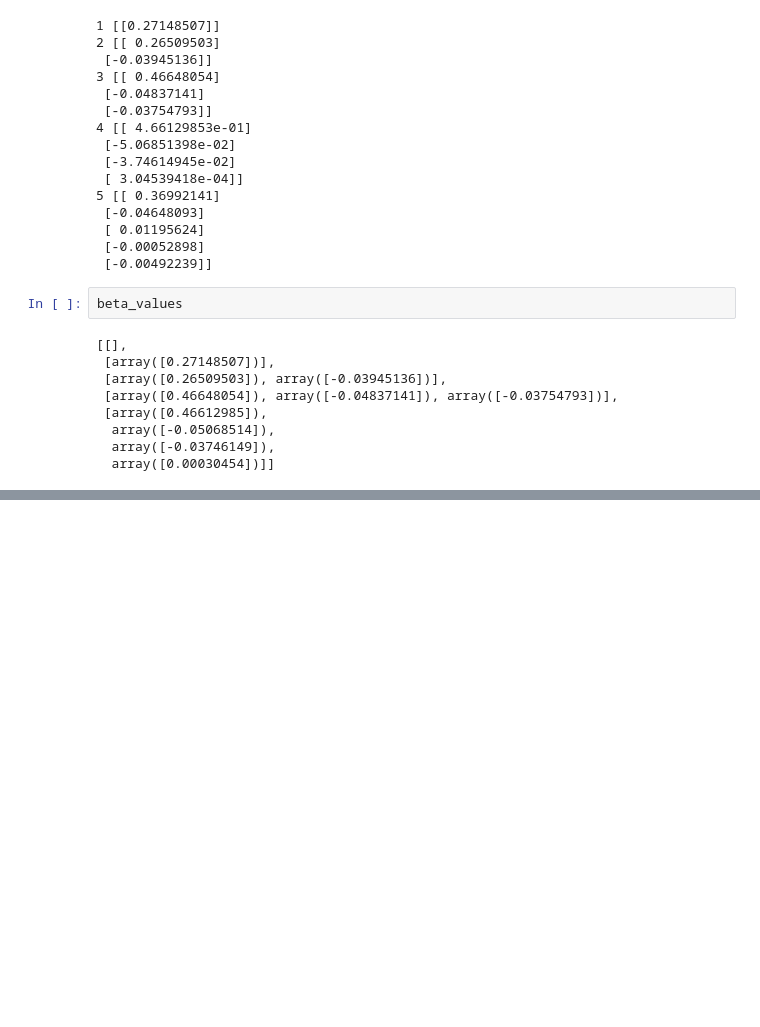
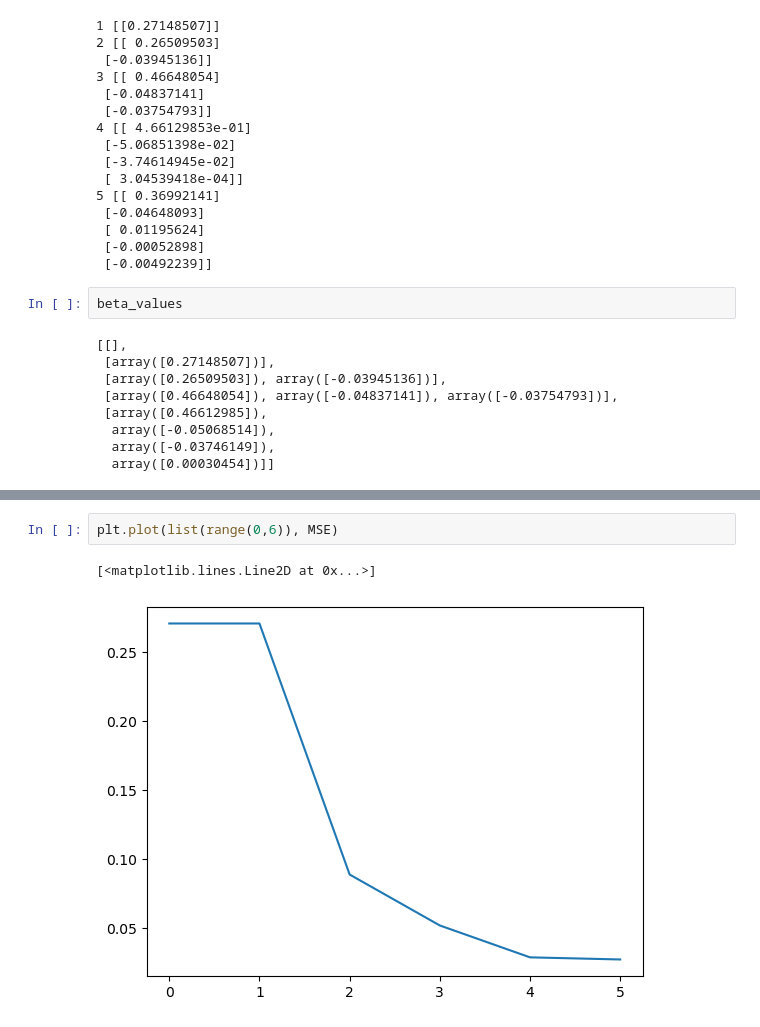
Before and after one commit to MariaFlyAway/Project1_FYS_STK, a Jupyter notebook: project1.ipynb, the cells around one changed output, grey strips where cells are left out. Drawn from its saved outputs; the diff is of its cells as text; blank space fills up the shorter version.

```diff
--- a/project1.ipynb
+++ b/project1.ipynb
@@ -261,0 +344,5 @@ beta_values
+# %%
+plt.plot(list(range(0,6)), MSE)
+# %% [output]
+[<matplotlib.lines.Line2D at 0x...>]
+[figure, added]
```
Also changed, not shown: parts of 11 cells of this notebook.
